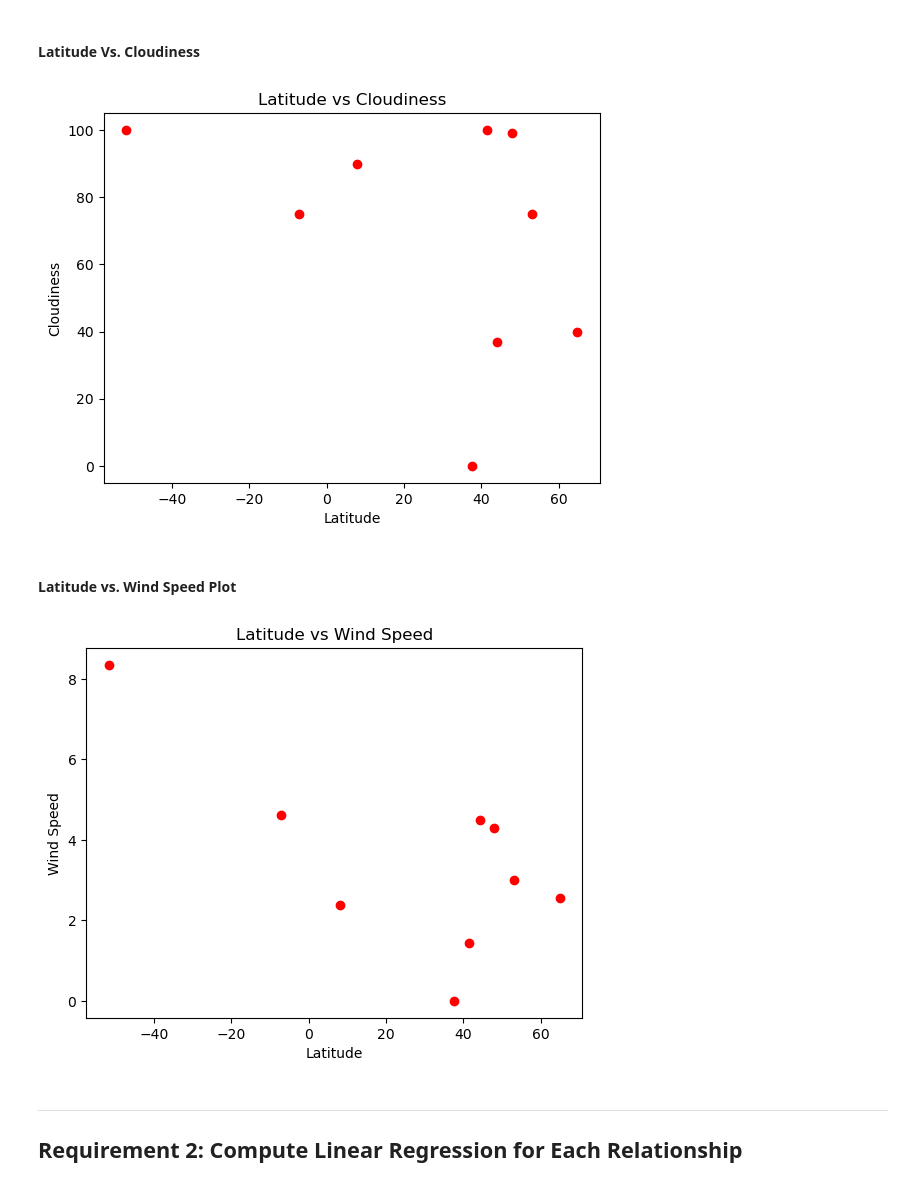
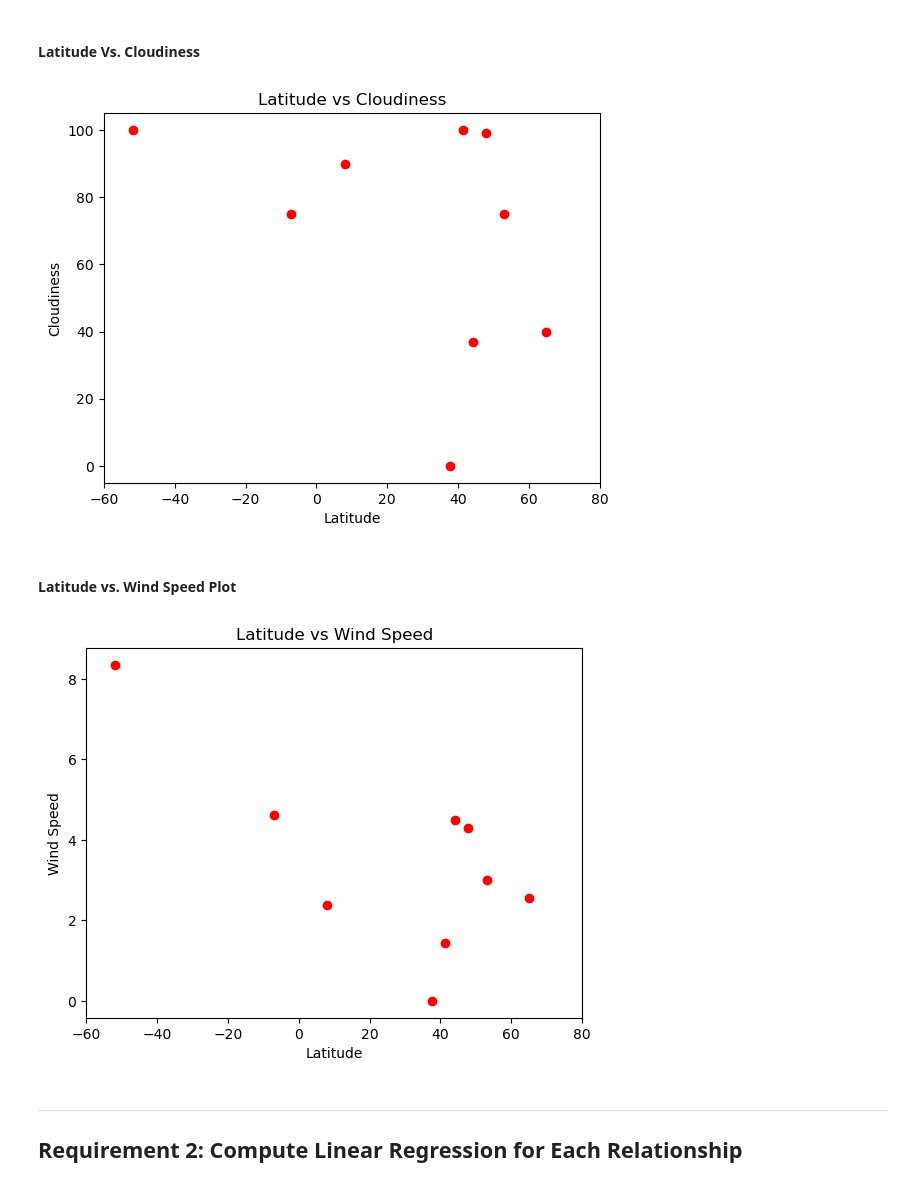
Before and after one commit to linderkm/python-api-challenge, a Jupyter notebook: weatherpy/WeatherPy.ipynb, the cells around one changed output. Drawn from its saved outputs; the diff is of its cells as text; code cells hidden in the pictures.

```diff
--- a/weatherpy/WeatherPy.ipynb
+++ b/weatherpy/WeatherPy.ipynb
@@ -262,6 +266,8 @@ plt.scatter(x_axis, y_axis, color = 'r')
 plt.title("Latitude vs Cloudiness")
 plt.xlabel("Latitude")
 plt.ylabel("Cloudiness")
+#northernmost and southernmost cities.
+plt.xlim(-60,80)
 
 # Save the figure
 #plt.savefig("output_data/Fig1.png")
@@ -269,28 +275,30 @@ plt.ylabel("Cloudiness")
 # Show plot
 plt.show()
 # %% [output]
-[figure, old version]
+[figure, new version]
 # %% [markdown]
 #### Latitude vs. Wind Speed Plot
 # %%
 # Build scatter plot for latitude vs. temperature
 x_axis = city_data_df["Lat"]
 y_axis = city_data_df["Wind Speed"]
 
 plt.scatter(x_axis, y_axis, color = 'r')
 # Incorporate the other graph properties
 
 plt.title("Latitude vs Wind Speed")
 plt.xlabel("Latitude")
 plt.ylabel("Wind Speed")
+#northernmost and southernmost cities.
+plt.xlim(-60,80)
 
 # Save the figure
 #plt.savefig("output_data/Fig1.png")
 
 # Show plot
 plt.show()
 # %% [output]
-[figure, old version]
+[figure, new version]
 # %% [markdown]
 ---
 
```
Also changed, not shown: parts of 11 cells of this notebook, 1 other file.
